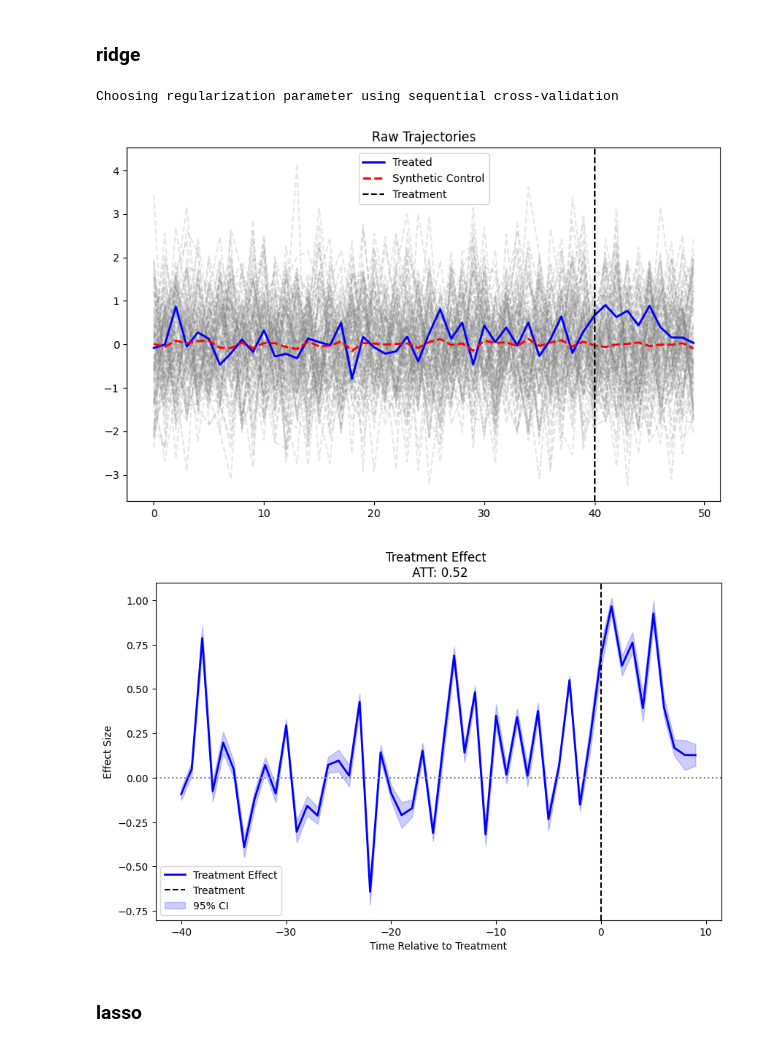
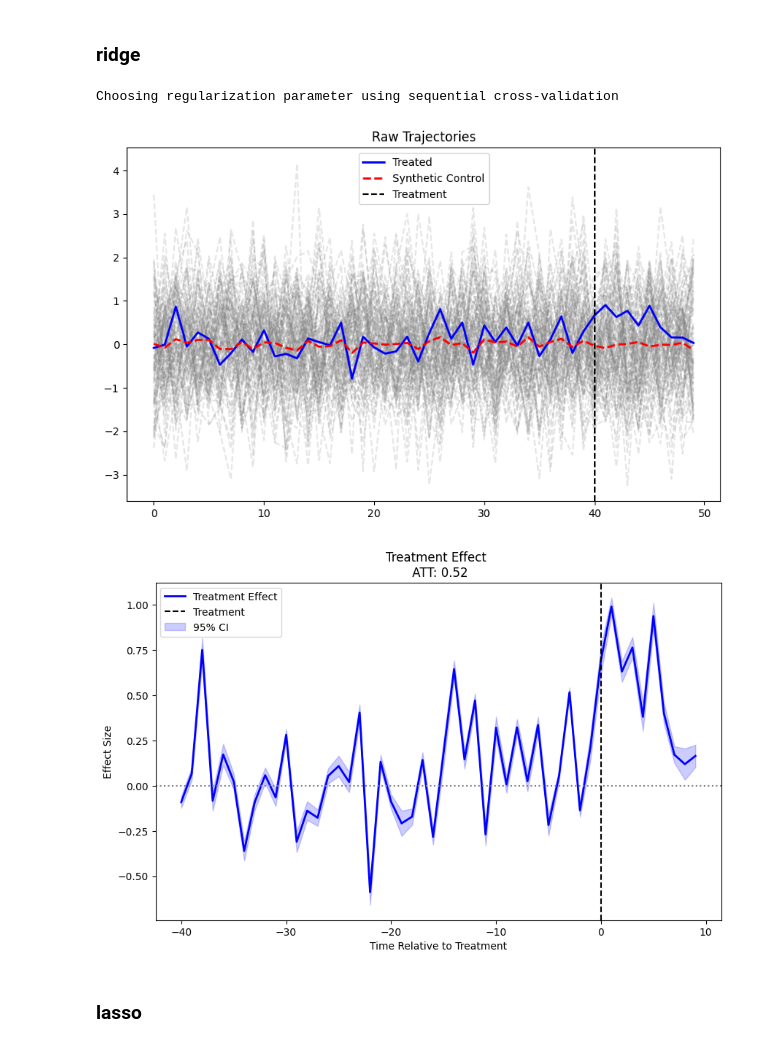
Before and after one commit to apoorvalal/synthlearners, a Jupyter notebook: notebooks/demo.ipynb, the cells around one changed output. Drawn from its saved outputs; the diff is of its cells as text; code cells hidden in the pictures.

Commit message:
fix lambda grid handling

```diff
--- a/notebooks/demo.ipynb
+++ b/notebooks/demo.ipynb
@@ -27,25 +28,25 @@ Y, Y_0, L, treated_units = simulator.simulate()
 # %%
 synth = Synth(
     method="lp_norm",
     p=2.0,
     n_jobs=-1,
-    # reg_param=1.0,
+    lam_grid=np.logspace(-4, 2, 40),
 )
 results = synth.fit(
     Y,
     treated_units,
     config.T_pre,
     compute_jackknife=True,
 )
 # Plot raw data
 synth.plot(results, Y, treated_units, config.T_pre, mode="raw")
 plt.show()
 synth.plot(results, Y, treated_units, config.T_pre, mode="effect", show_ci=True)
 plt.show()
 # %% [output]
 Choosing regularization parameter using sequential cross-validation
 [figure]
-[figure, old version]
+[figure, new version]
 # %% [markdown]
 ### lasso
 # %%
```
Also changed, not shown: parts of 2 cells of this notebook, 4 other files.
